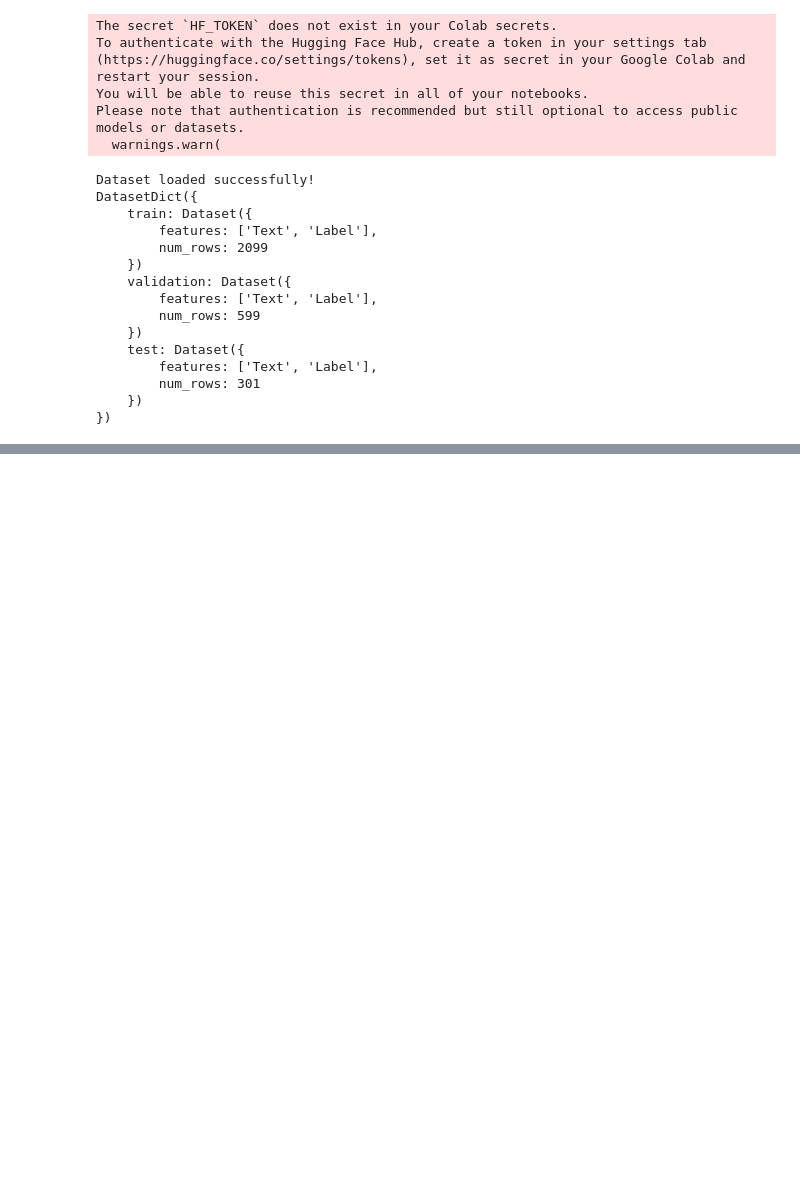
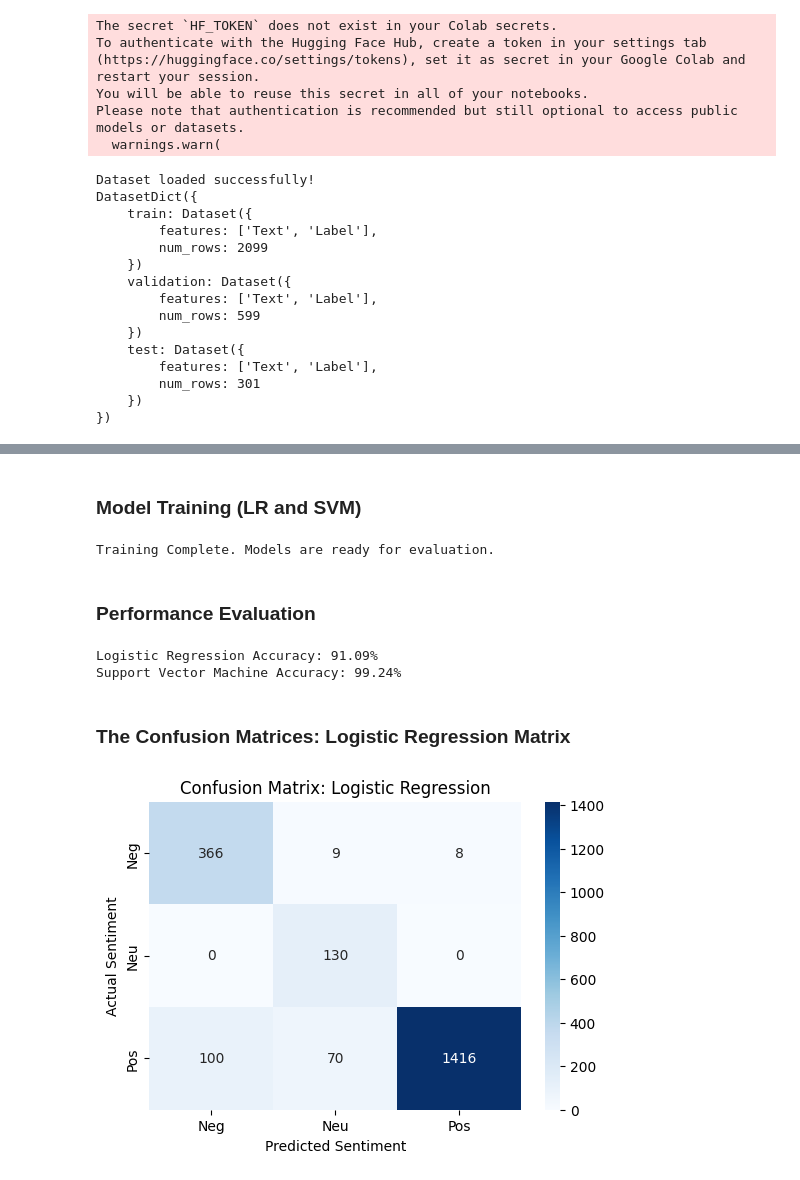
Before and after one commit to PrashunaBuddhacharya/Coursework, a Jupyter notebook: AppliedML_TextClassification_Prashuna.ipynb, the cells around one changed output, grey strips where cells are left out. Cells and saved outputs as stored; diff of their text form; code cells hidden in the pictures; blank space fills up the shorter version.

```diff
--- a/AppliedML_TextClassification_Prashuna.ipynb
+++ b/AppliedML_TextClassification_Prashuna.ipynb
@@ -158,0 +288,53 @@ NameError: name 'my_train_df' is not defined
+# %% [markdown]
+### Model Training (LR and SVM)
+# %%
+from sklearn.linear_model import LogisticRegression
+from sklearn.svm import LinearSVC
+from sklearn.metrics import classification_report, accuracy_score, confusion_matrix
+import seaborn as sns
+
+# 1. Initialize models with 'balanced' weights to handle the imbalance we found
+lr_model = LogisticRegression(class_weight='balanced', max_iter=1000)
+svm_model = LinearSVC(class_weight='balanced', C=1.0)
+
+# 2. Train the models
+lr_model.fit(X_train, y_train)
+svm_model.fit(X_train, y_train)
+
+print("Training Complete. Models are ready for evaluation.")
+# %% [output]
+Training Complete. Models are ready for evaluation.
+# %% [markdown]
+### Performance Evaluation
+# %%
+# 1. Get predictions from both models
+lr_predictions = lr_model.predict(X_train)
+svm_predictions = svm_model.predict(X_train)
+
+# 2. Calculate simple accuracy scores
+lr_accuracy = accuracy_score(y_train, lr_predictions)
+svm_accuracy = accuracy_score(y_train, svm_predictions)
+
+print(f"Logistic Regression Accuracy: {lr_accuracy * 100:.2f}%")
+print(f"Support Vector Machine Accuracy: {svm_accuracy * 100:.2f}%")
+# %% [output]
+Logistic Regression Accuracy: 91.09%
+Support Vector Machine Accuracy: 99.24%
+# %% [markdown]
+### The Confusion Matrices: Logistic Regression Matrix
+# %%
+from sklearn.metrics import confusion_matrix
+import seaborn as sns
+
+# Create the matrix for Logistic Regression
+cm_lr = confusion_matrix(y_train, lr_predictions)
+
+plt.figure(figsize=(6, 4))
+sns.heatmap(cm_lr, annot=True, fmt='d', cmap='Blues',
+            xticklabels=['Neg', 'Neu', 'Pos'], yticklabels=['Neg', 'Neu', 'Pos'])
+plt.title('Confusion Matrix: Logistic Regression')
+plt.xlabel('Predicted Sentiment')
+plt.ylabel('Actual Sentiment')
+plt.show()
+# %% [output]
+[figure, added]
```
Also changed, not shown: parts of 35 cells of this notebook.
